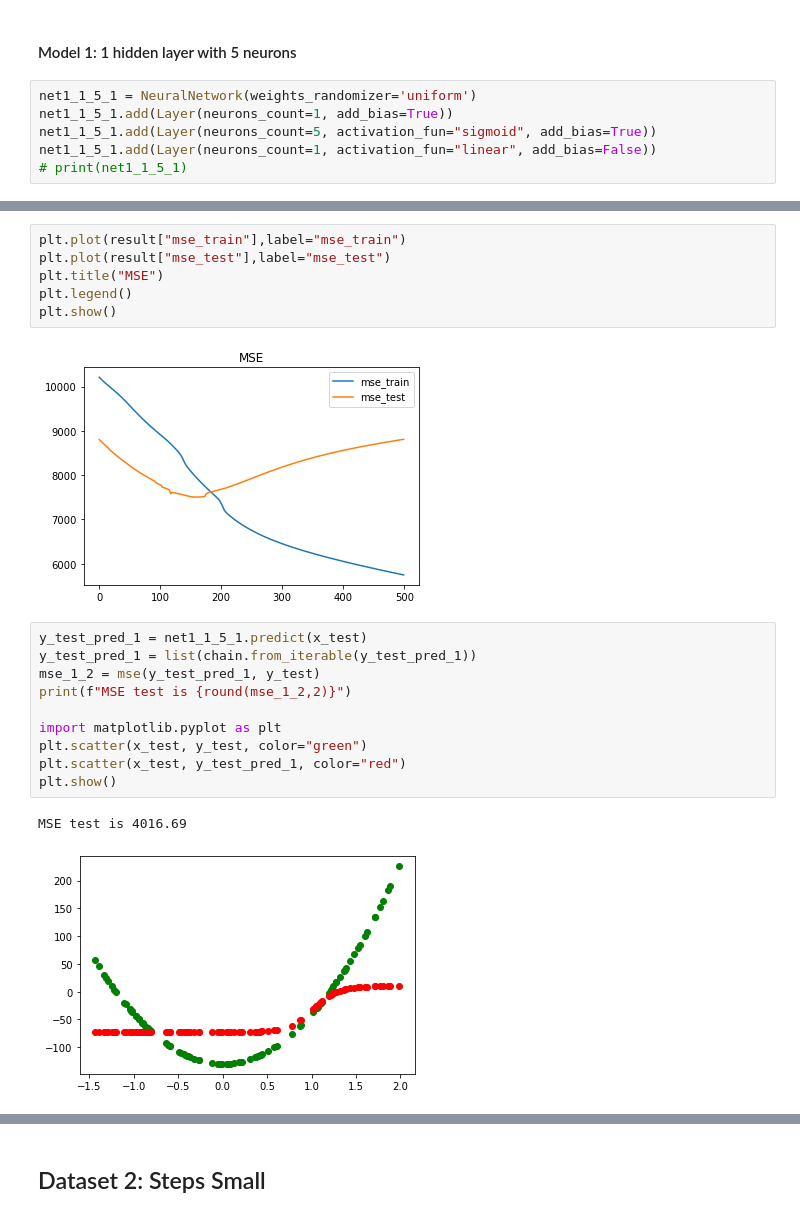
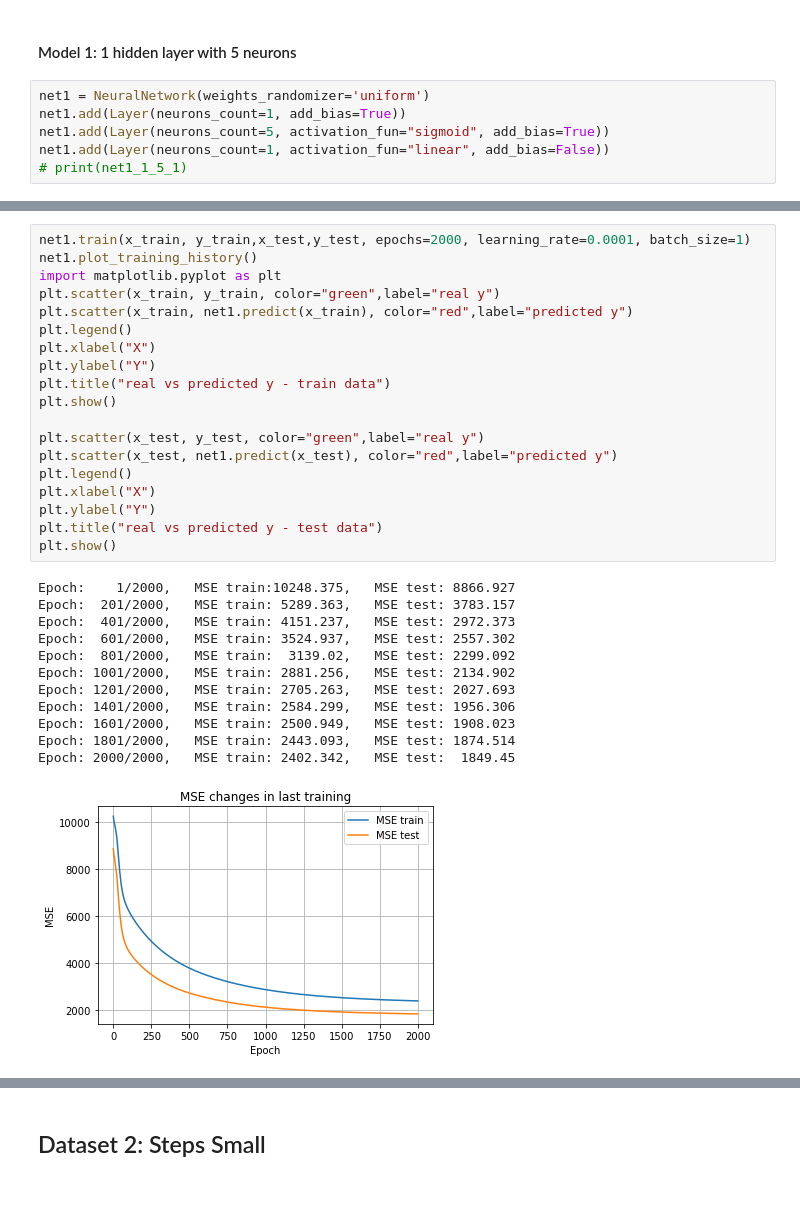
Before and after one commit to mstaczek/miowad, a Jupyter notebook: lab2.ipynb, the cells around one changed output, grey strips where cells are left out. Cells and saved outputs as stored; diff of their text form.

```diff
--- a/lab2.ipynb
+++ b/lab2.ipynb
@@ -74,8 +62,8 @@ Unnamed: 0
 # %% [markdown]
 #### Model 1: 1 hidden layer with 5 neurons
 # %%
-net1_1_5_1 = NeuralNetwork(weights_randomizer='uniform')
-net1_1_5_1.add(Layer(neurons_count=1, add_bias=True))
-net1_1_5_1.add(Layer(neurons_count=5, activation_fun="sigmoid", add_bias=True))
-net1_1_5_1.add(Layer(neurons_count=1, activation_fun="linear", add_bias=False))
+net1 = NeuralNetwork(weights_randomizer='uniform')
+net1.add(Layer(neurons_count=1, add_bias=True))
+net1.add(Layer(neurons_count=5, activation_fun="sigmoid", add_bias=True))
+net1.add(Layer(neurons_count=1, activation_fun="linear", add_bias=False))
 # print(net1_1_5_1)
@@ -96,21 +70,32 @@ IndexError: index 4 is out of bounds for axis 0 with size 4
-# %%
-plt.plot(result["mse_train"],label="mse_train")
-plt.plot(result["mse_test"],label="mse_test")
-plt.title("MSE")
-plt.legend()
-plt.show()
-# %% [output]
-[figure, removed]
-# %%
-y_test_pred_1 = net1_1_5_1.predict(x_test)
-y_test_pred_1 = list(chain.from_iterable(y_test_pred_1))
-mse_1_2 = mse(y_test_pred_1, y_test)
-print(f"MSE test is {round(mse_1_2,2)}")
-
-import matplotlib.pyplot as plt
-plt.scatter(x_test, y_test, color="green")
-plt.scatter(x_test, y_test_pred_1, color="red")
-plt.show()
-# %% [output]
-MSE test is 4016.69
-[figure, removed]
+# %%
+net1.train(x_train, y_train,x_test,y_test, epochs=2000, learning_rate=0.0001, batch_size=1)
+net1.plot_training_history()
+import matplotlib.pyplot as plt
+plt.scatter(x_train, y_train, color="green",label="real y")
+plt.scatter(x_train, net1.predict(x_train), color="red",label="predicted y")
+plt.legend()
+plt.xlabel("X")
+plt.ylabel("Y")
+plt.title("real vs predicted y - train data")
+plt.show()
+
+plt.scatter(x_test, y_test, color="green",label="real y")
+plt.scatter(x_test, net1.predict(x_test), color="red",label="predicted y")
+plt.legend()
+plt.xlabel("X")
+plt.ylabel("Y")
+plt.title("real vs predicted y - test data")
+plt.show()
+# %% [output]
+Epoch:    1/2000,   MSE train:10248.375,   MSE test: 8866.927
+Epoch:  201/2000,   MSE train: 5289.363,   MSE test: 3783.157
+Epoch:  401/2000,   MSE train: 4151.237,   MSE test: 2972.373
+Epoch:  601/2000,   MSE train: 3524.937,   MSE test: 2557.302
+Epoch:  801/2000,   MSE train:  3139.02,   MSE test: 2299.092
+Epoch: 1001/2000,   MSE train: 2881.256,   MSE test: 2134.902
+Epoch: 1201/2000,   MSE train: 2705.263,   MSE test: 2027.693
+Epoch: 1401/2000,   MSE train: 2584.299,   MSE test: 1956.306
+Epoch: 1601/2000,   MSE train: 2500.949,   MSE test: 1908.023
+Epoch: 1801/2000,   MSE train: 2443.093,   MSE test: 1874.514
+Epoch: 2000/2000,   MSE train: 2402.342,   MSE test:  1849.45
+[figure, added]
```
Also changed, not shown: parts of 18 cells of this notebook, 1 other file.
